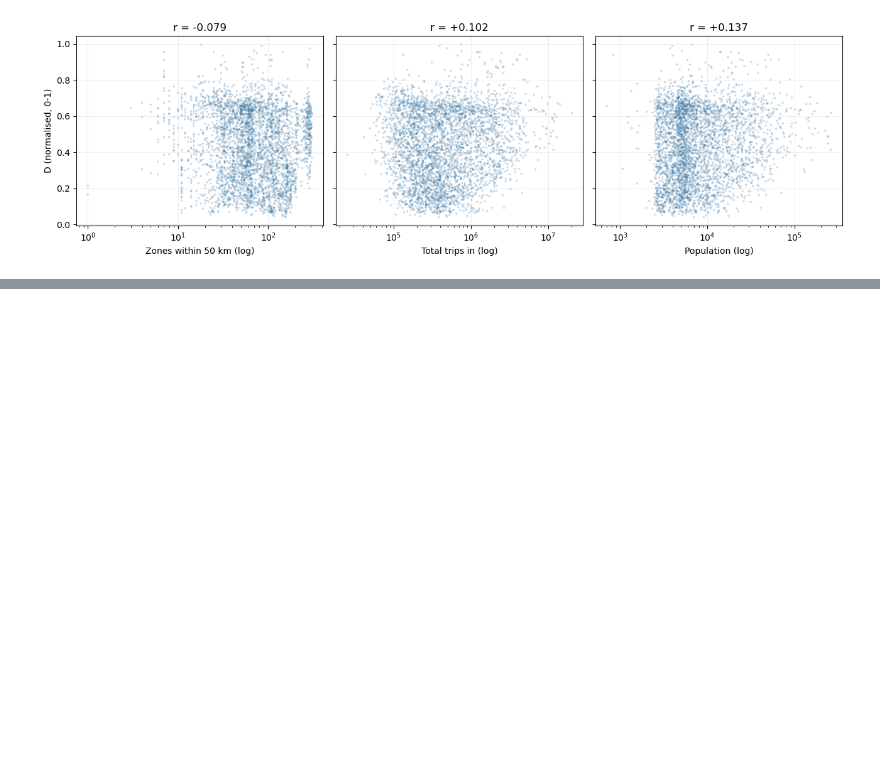
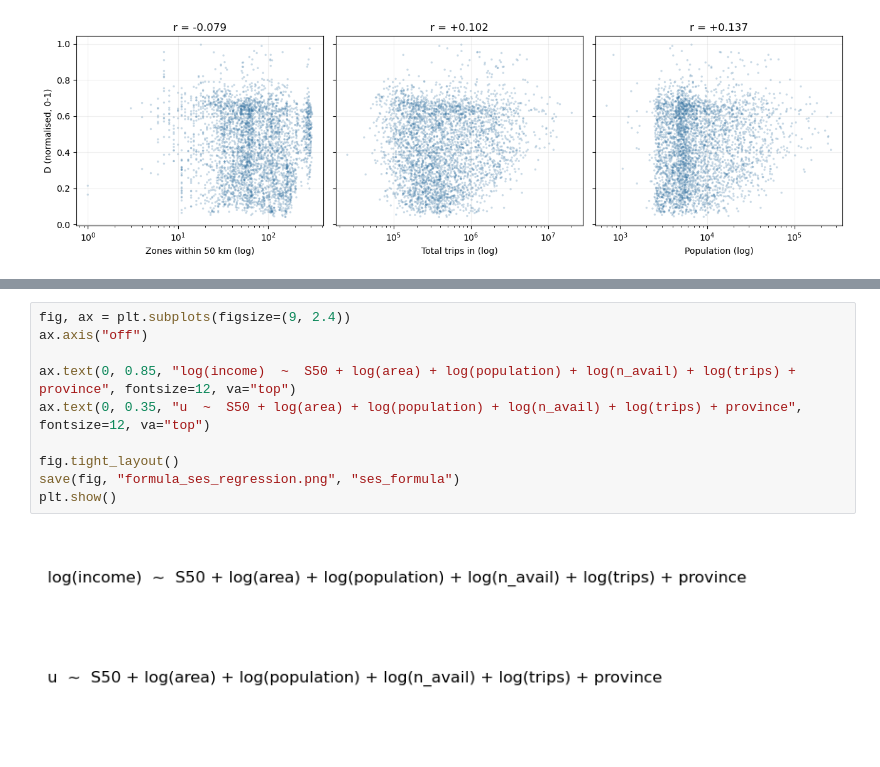
Before and after one commit to imbricata/spain-mobility-internship, a Jupyter notebook: notebooks/entropy.ipynb, the cells around one changed output, grey strips where cells are left out. Drawn from its saved outputs; the diff is of its cells as text; blank space fills up the shorter version.

```diff
--- a/notebooks/entropy.ipynb
+++ b/notebooks/entropy.ipynb
@@ -711,0 +863,12 @@ plt.show()
+# %%
+fig, ax = plt.subplots(figsize=(9, 2.4))
+ax.axis("off")
+
+ax.text(0, 0.85, "log(income)  ~  S50 + log(area) + log(population) + log(n_avail) + log(trips) + province", fontsize=12, va="top")
+ax.text(0, 0.35, "u  ~  S50 + log(area) + log(population) + log(n_avail) + log(trips) + province", fontsize=12, va="top")
+
+fig.tight_layout()
+save(fig, "formula_ses_regression.png", "ses_formula")
+plt.show()
+# %% [output]
+[figure, added]
```
Also changed, not shown: parts of 17 cells of this notebook, 12 other files.
